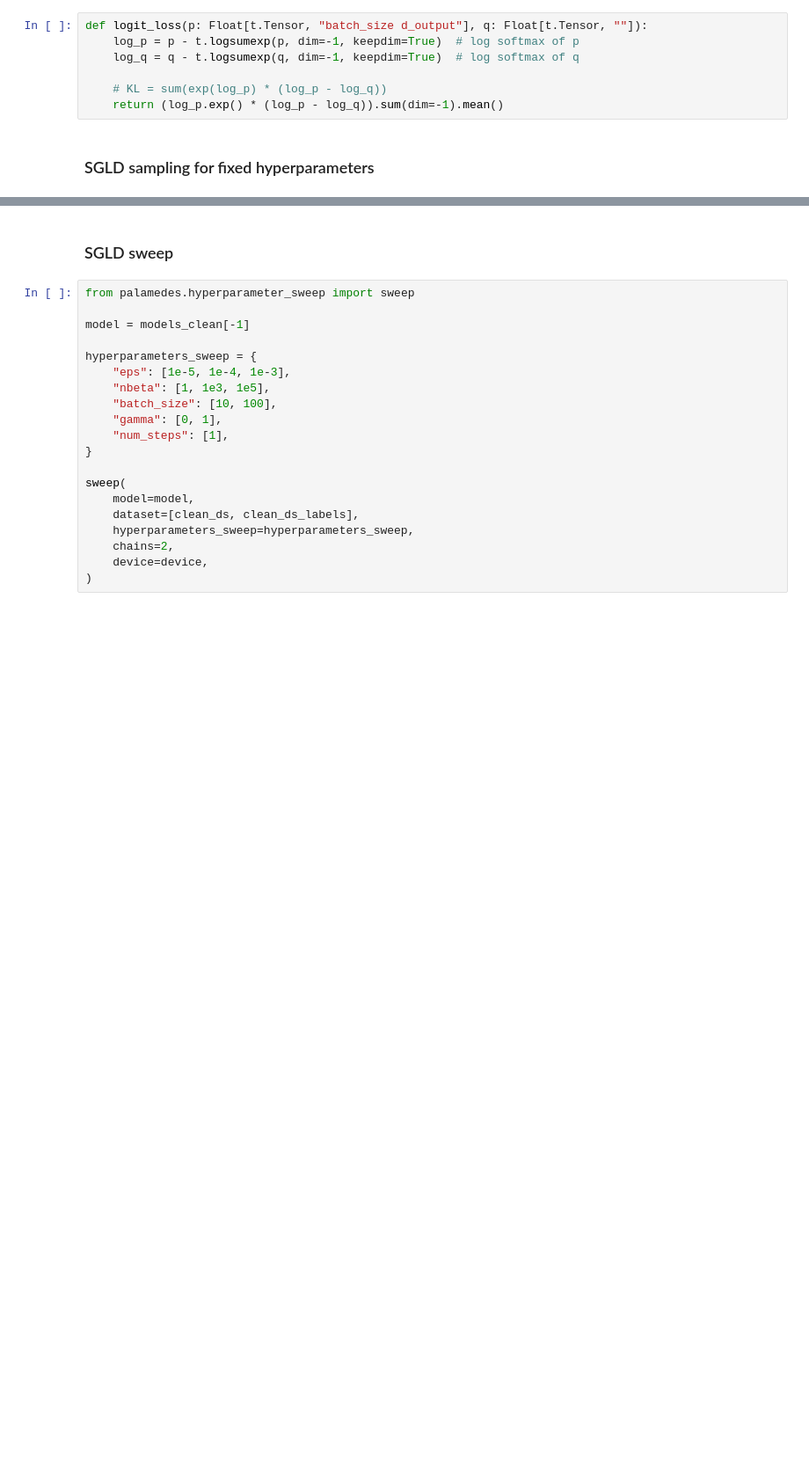
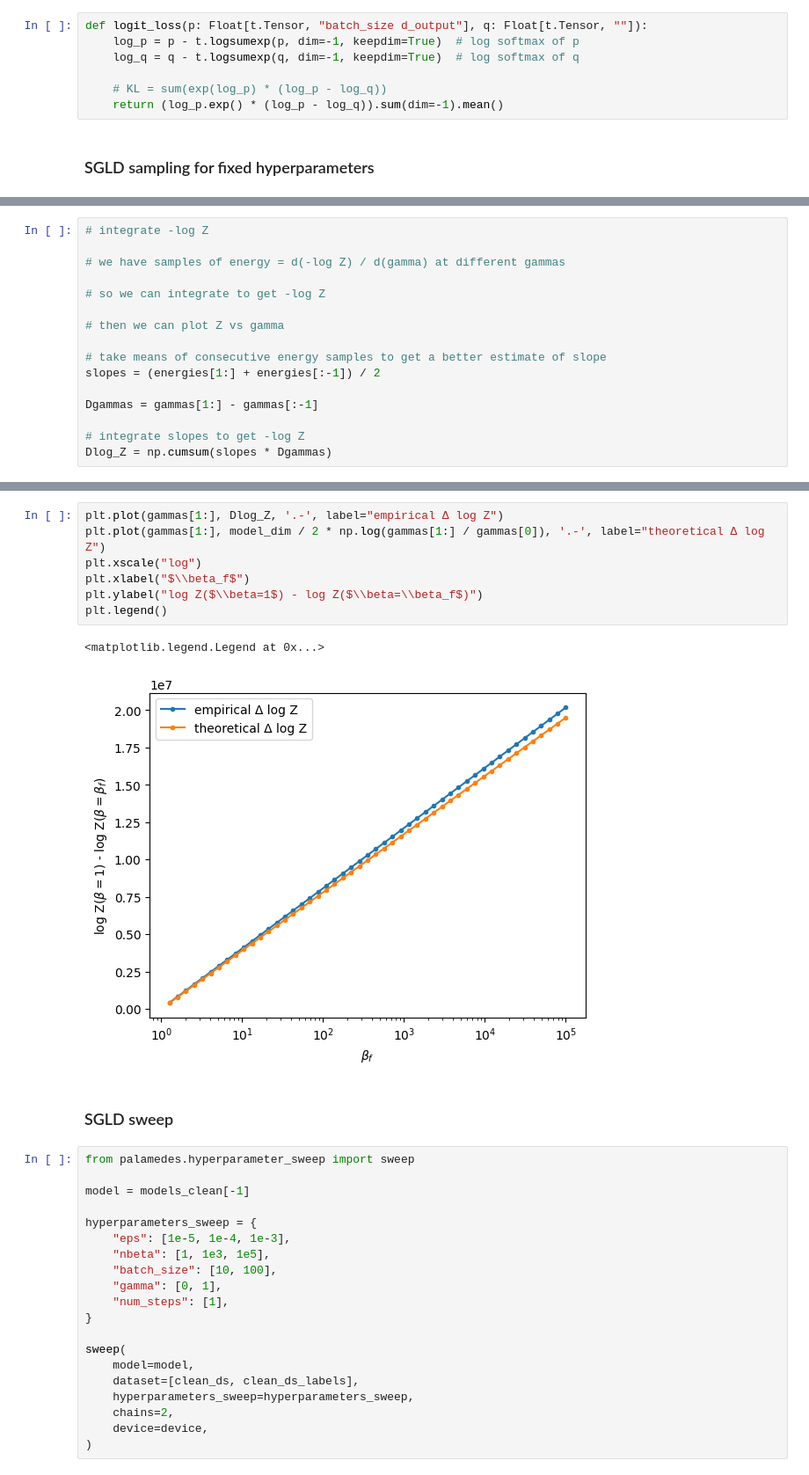
Before and after one commit to EleutherAI/tyche, a Jupyter notebook: notebooks/sgld_playground.ipynb, the cells around one changed output, grey strips where cells are left out. Shown at 88% size. Saved outputs shown, nothing was run; the diff lists cells and outputs as text; blank space fills up the shorter version.

```diff
--- a/notebooks/sgld_playground.ipynb
+++ b/notebooks/sgld_playground.ipynb
@@ -89,0 +142,16 @@ plot_sgld_metric([sgld_dict], "loss", "SGLD loss").show()
+# %%
+# integrate -log Z
+
+# we have samples of energy = d(-log Z) / d(gamma) at different gammas
+
+# so we can integrate to get -log Z
+
+# then we can plot Z vs gamma
+
+# take means of consecutive energy samples to get a better estimate of slope
+slopes = (energies[1:] + energies[:-1]) / 2
+
+Dgammas = gammas[1:] - gammas[:-1]
+
+# integrate slopes to get -log Z
+Dlog_Z = np.cumsum(slopes * Dgammas)
@@ -90,3 +167,13 @@ plot_sgld_metric([sgld_dict], "loss", "SGLD loss").show()
+# %%
+plt.plot(gammas[1:], Dlog_Z, '.-', label="empirical Δ log Z")
+plt.plot(gammas[1:], model_dim / 2 * np.log(gammas[1:] / gammas[0]), '.-', label="theoretical Δ log Z")
+plt.xscale("log")
+plt.xlabel("$\\beta_f$")
+plt.ylabel("log Z($\\beta=1$) - log Z($\\beta=\\beta_f$)")
+plt.legend()
+# %% [output]
+<matplotlib.legend.Legend at 0x...>
+[figure, added]
 # %% [markdown]
 ### SGLD sweep
 # %%
```
Also changed, not shown: parts of 12 cells of this notebook.
